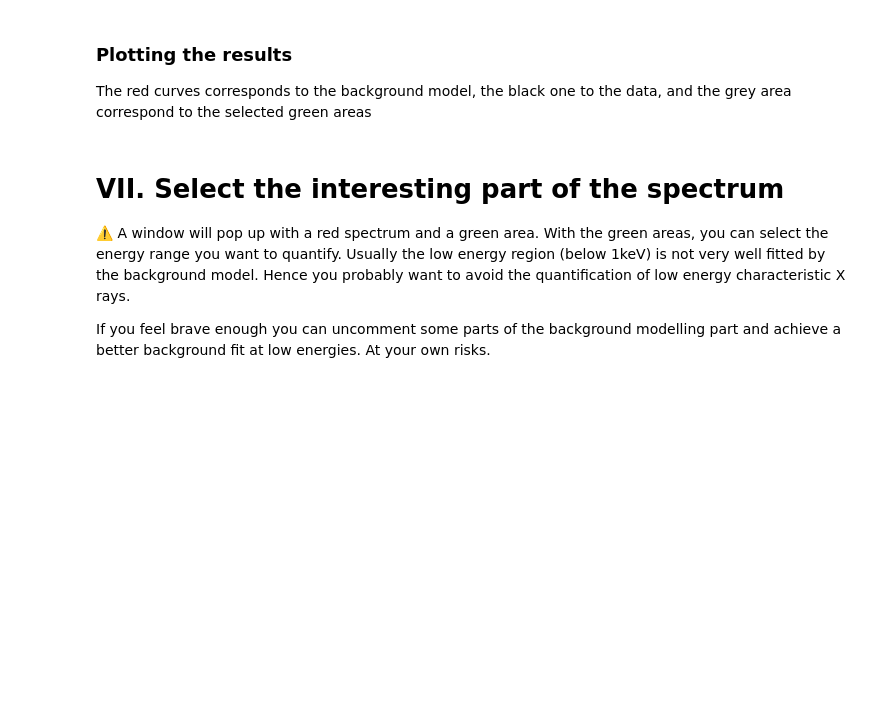
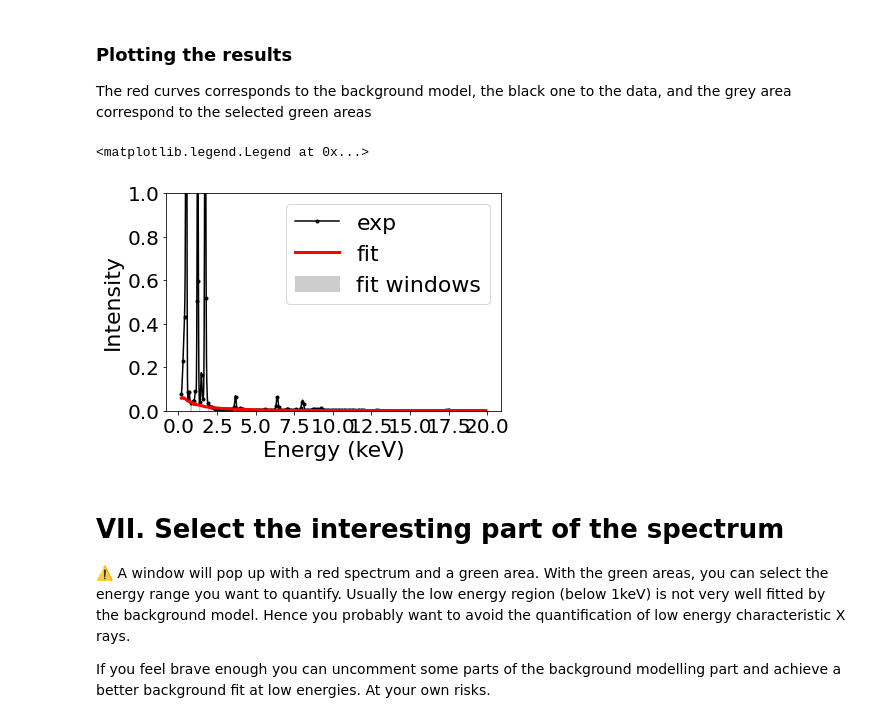
Before and after one commit to adriente/espm, a Jupyter notebook: notebooks/spectrum_fit.ipynb, the cells around one changed output. Saved outputs shown, nothing was run; the diff lists cells and outputs as text; code cells hidden in the pictures; blank space fills up the shorter version.

```diff
--- a/notebooks/spectrum_fit.ipynb
+++ b/notebooks/spectrum_fit.ipynb
@@ -30,7 +35,7 @@ Either a spectrum or a full spim
 ## Load spectrum
 ⚠️
 # %%
-spectrum = hs.load("46_ES-LP_L6_brg_test2.spx")
+spectrum = hs.load("46_ES-LP_L6_brg_test2.spx").isig[0.20 : 19.9]
 # %% [markdown]
 ⚠️ It is easier to fit the background on average spectra than on sum spectra. In pix_number, put the number of spectra you integrated.
 # %%
@@ -173,0 +112,25 @@ print(results.fit_report())
+# %%
+part_x, part_y, sum_boola = sf.make_partial_xy(list_energies,spectrum,x)
+
+example = {"params_dict" : {"b0" : 1.0, "b1" : -1.0, "b2" : 0.5, "Det" : "SDD_efficiency.txt"}, "thickness" : 100e-7, "elements_dict" : {
+    "Cu" : 0.06,
+    "Zn" : 0.06,
+    "Ga" : 0.06,
+    "Zr" : 0.06,
+    "Pt" : 0.06,
+    "Pb" : 0.06,
+    "Mg" : 0.06,
+    "Al" : 0.06,
+    "Si" : 0.06,
+    "Ca" : 0.06,
+    "Fe" : 0.06,
+    "U" : 0.06,
+    "Lu" : 0.06,
+    "Hf" : 0.06,
+    "Sm" : 0.06
+    }}
+
+pars = sf.ndict_to_params(example)
+
+out = lm.minimize(sf.residual, pars, args=(part_x,), kws={'data': part_y})
+print(lm.fit_report(out))
@@ -177,16 +158,19 @@ print(results.fit_report())
 The red curves corresponds to the background model, the black one to the data, and the grey area correspond to the selected green areas
 # %%
 y = spectrum.data
-bkgd = results.model.eval(results.params,x=x)
+bkgd = sf.residual(out.params,x)
 plt.plot(x,y,"ko-",markersize=3,label="exp",markevery=10)
 plt.fill_between(x,0,y,where=sum_boola,label="fit windows",color="0.8")
 plt.xlabel("Energy (keV)",fontsize=22)
 plt.xticks(fontsize=20)
-plt.ylim(0,10)
+plt.ylim(0,1)
 plt.yticks(fontsize=20)
 plt.ylabel("Intensity",fontsize=22)
 plt.plot(x,bkgd,"r-",linewidth=3,label="fit")
 plt.legend(fontsize=22)
+# %% [output]
+<matplotlib.legend.Legend at 0x...>
+[figure, added]
 # %% [markdown]
 # VII. Select the interesting part of the spectrum
 
```
Also changed, not shown: parts of 12 cells of this notebook, 11 other files.
